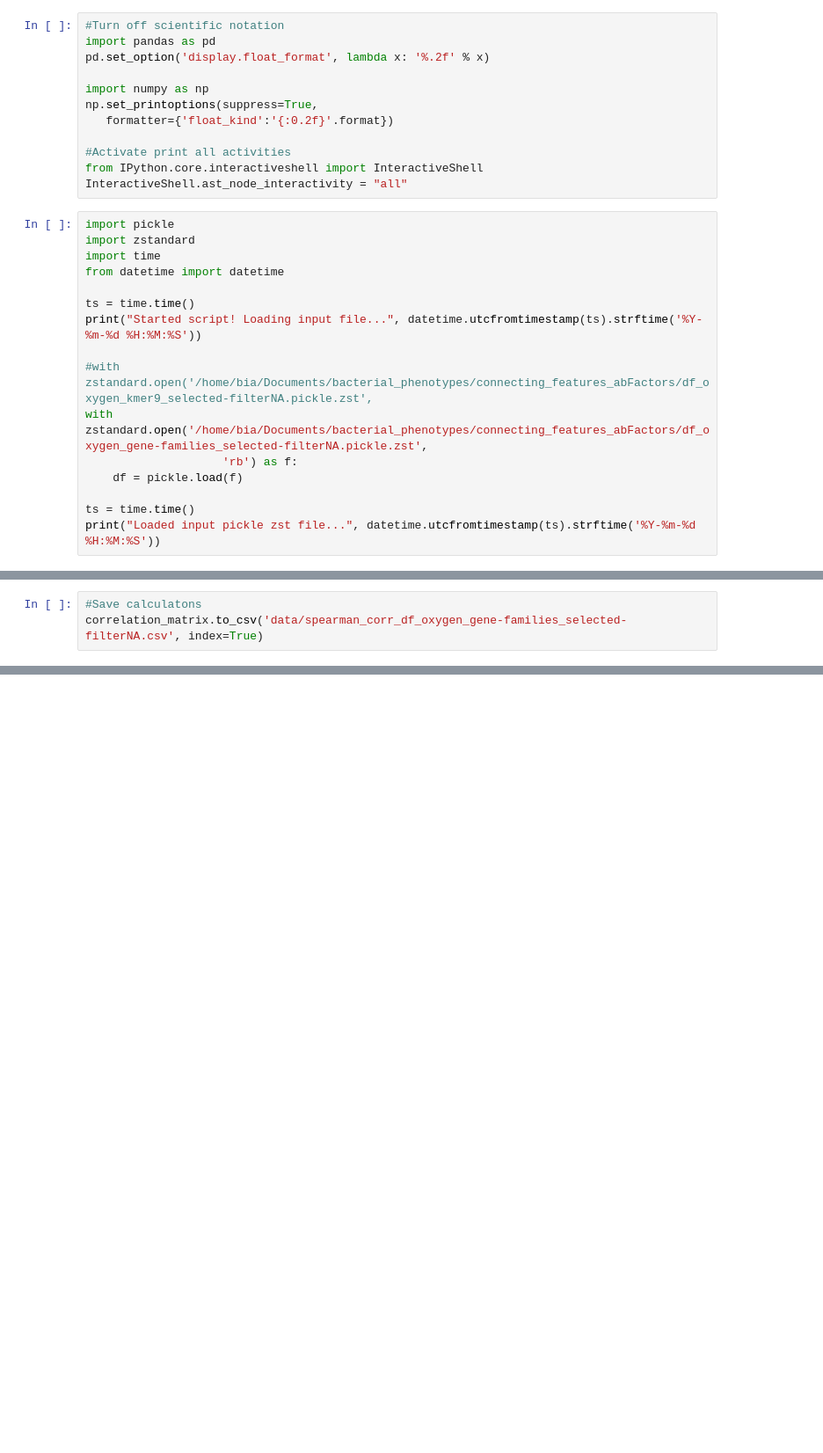
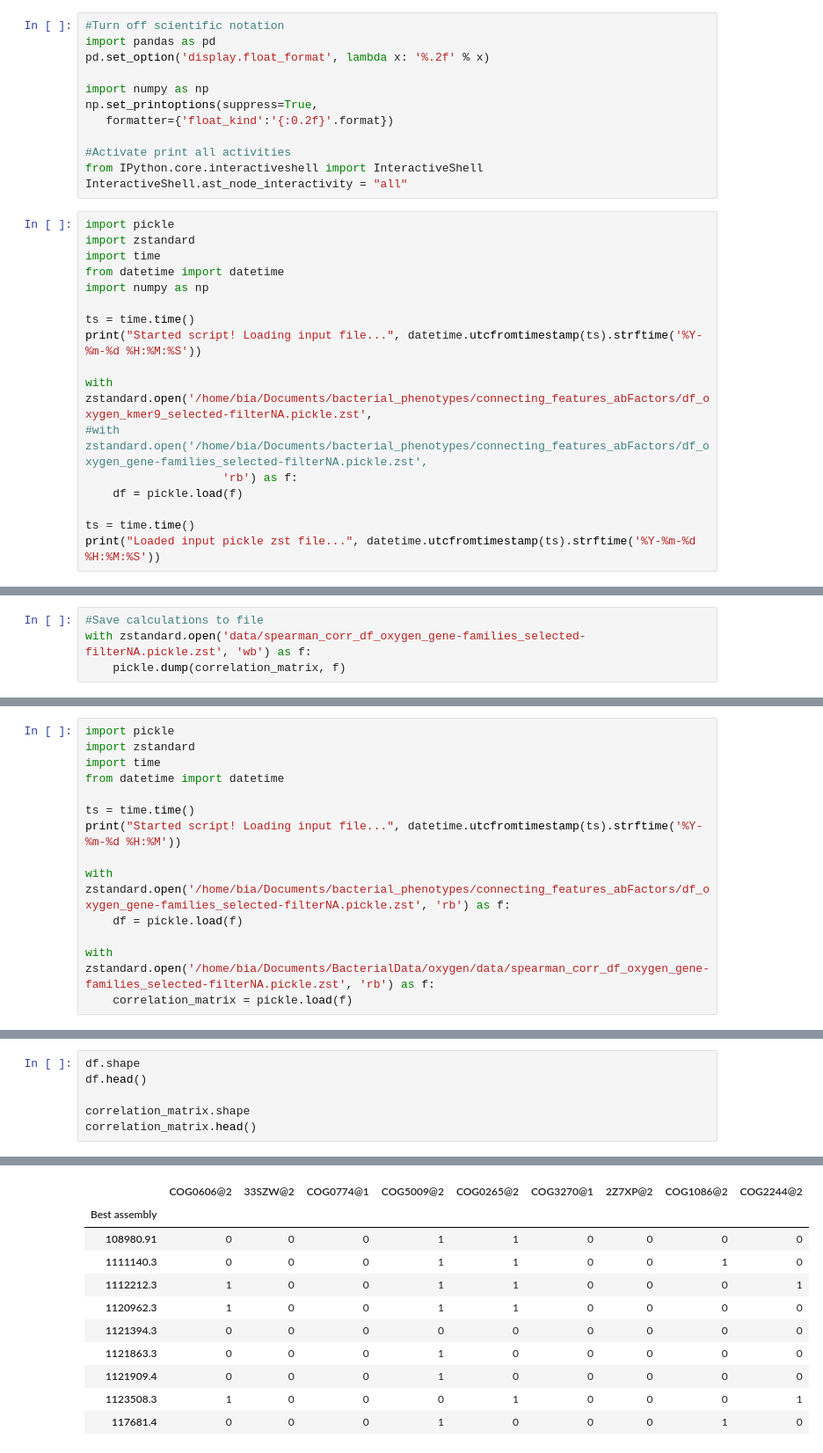
Before and after one commit to ProfHeydeFranca/BacterialData, a Jupyter notebook: oxygen/feature_selection.ipynb, the cells around one changed output, grey strips where cells are left out. Shown at 88% size. Drawn from its saved outputs; the diff is of its cells as text; blank space fills up the shorter version.

Commit message:
added ox script

```diff
--- a/oxygen/feature_selection.ipynb
+++ b/oxygen/feature_selection.ipynb
@@ -23,12 +27,13 @@ import pickle
 import zstandard
 import time
 from datetime import datetime
+import numpy as np
 
 ts = time.time()
 print("Started script! Loading input file...", datetime.utcfromtimestamp(ts).strftime('%Y-%m-%d %H:%M:%S'))
 
-#with zstandard.open('/home/bia/Documents/bacterial_phenotypes/connecting_features_abFactors/df_oxygen_kmer9_selected-filterNA.pickle.zst',
-with zstandard.open('/home/bia/Documents/bacterial_phenotypes/connecting_features_abFactors/df_oxygen_gene-families_selected-filterNA.pickle.zst',
+with zstandard.open('/home/bia/Documents/bacterial_phenotypes/connecting_features_abFactors/df_oxygen_kmer9_selected-filterNA.pickle.zst',
+#with zstandard.open('/home/bia/Documents/bacterial_phenotypes/connecting_features_abFactors/df_oxygen_gene-families_selected-filterNA.pickle.zst',
                     'rb') as f:
 	df = pickle.load(f)
 
@@ -90,3 +117,4 @@ correlation_matrix.head()
 # %%
-#Save calculatons
-correlation_matrix.to_csv('data/spearman_corr_df_oxygen_gene-families_selected-filterNA.csv', index=True)
+#Save calculations to file
+with zstandard.open('data/spearman_corr_df_oxygen_gene-families_selected-filterNA.pickle.zst', 'wb') as f:
+	pickle.dump(correlation_matrix, f)
@@ -152,0 +204,14 @@ https://github.com/ProfHeydeFranca/BacterialData/blob/main/Join_Features.py
+# %%
+import pickle
+import zstandard
+import time
+from datetime import datetime
+
+ts = time.time()
+print("Started script! Loading input file...", datetime.utcfromtimestamp(ts).strftime('%Y-%m-%d %H:%M'))
+
+with zstandard.open('/home/bia/Documents/bacterial_phenotypes/connecting_features_abFactors/df_oxygen_gene-families_selected-filterNA.pickle.zst', 'rb') as f:
+	df = pickle.load(f)
+
+with zstandard.open('/home/bia/Documents/BacterialData/oxygen/data/spearman_corr_df_oxygen_gene-families_selected-filterNA.pickle.zst', 'rb') as f:
+	correlation_matrix = pickle.load(f)
@@ -152,0 +225,7 @@ https://github.com/ProfHeydeFranca/BacterialData/blob/main/Join_Features.py
+# %%
+df.shape
+df.head()
+
+correlation_matrix.shape
+correlation_matrix.head()
+# %% [output]
@@ -152,0 +233,11 @@ https://github.com/ProfHeydeFranca/BacterialData/blob/main/Join_Features.py
+|  | COG0606@2 | 33SZW@2 | COG0774@1 | COG5009@2 | COG0265@2 | COG3270@1 | 2Z7XP@2 | COG1086@2 | COG2244@2 |
+| Best assembly |  |  |  |  |  |  |  |  |  |
+| 108980.91 | 0 | 0 | 0 | 1 | 1 | 0 | 0 | 0 | 0 |
+| 1111140.3 | 0 | 0 | 0 | 1 | 1 | 0 | 0 | 1 | 0 |
+| 1112212.3 | 1 | 0 | 0 | 1 | 1 | 0 | 0 | 0 | 1 |
+| 1120962.3 | 1 | 0 | 0 | 1 | 1 | 0 | 0 | 0 | 0 |
+| 1121394.3 | 0 | 0 | 0 | 0 | 0 | 0 | 0 | 0 | 0 |
+| 1121863.3 | 0 | 0 | 0 | 1 | 0 | 0 | 0 | 0 | 0 |
+| 1121909.4 | 0 | 0 | 0 | 1 | 0 | 0 | 0 | 0 | 0 |
+| 1123508.3 | 1 | 0 | 0 | 0 | 1 | 0 | 0 | 0 | 1 |
+| 117681.4 | 0 | 0 | 0 | 1 | 0 | 0 | 0 | 1 | 0 |
```
Also changed, not shown: parts of 27 cells of this notebook, 3 other files.
